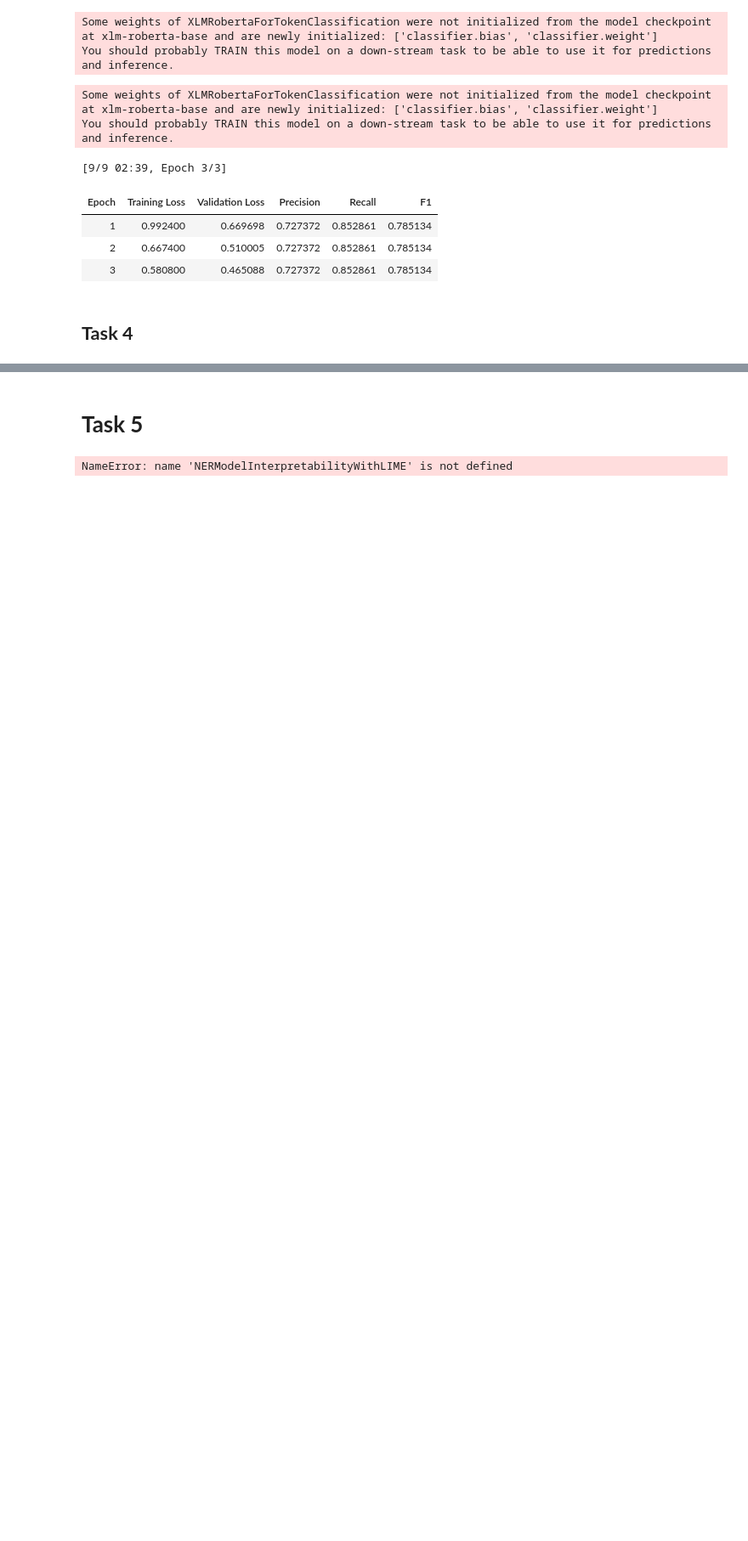
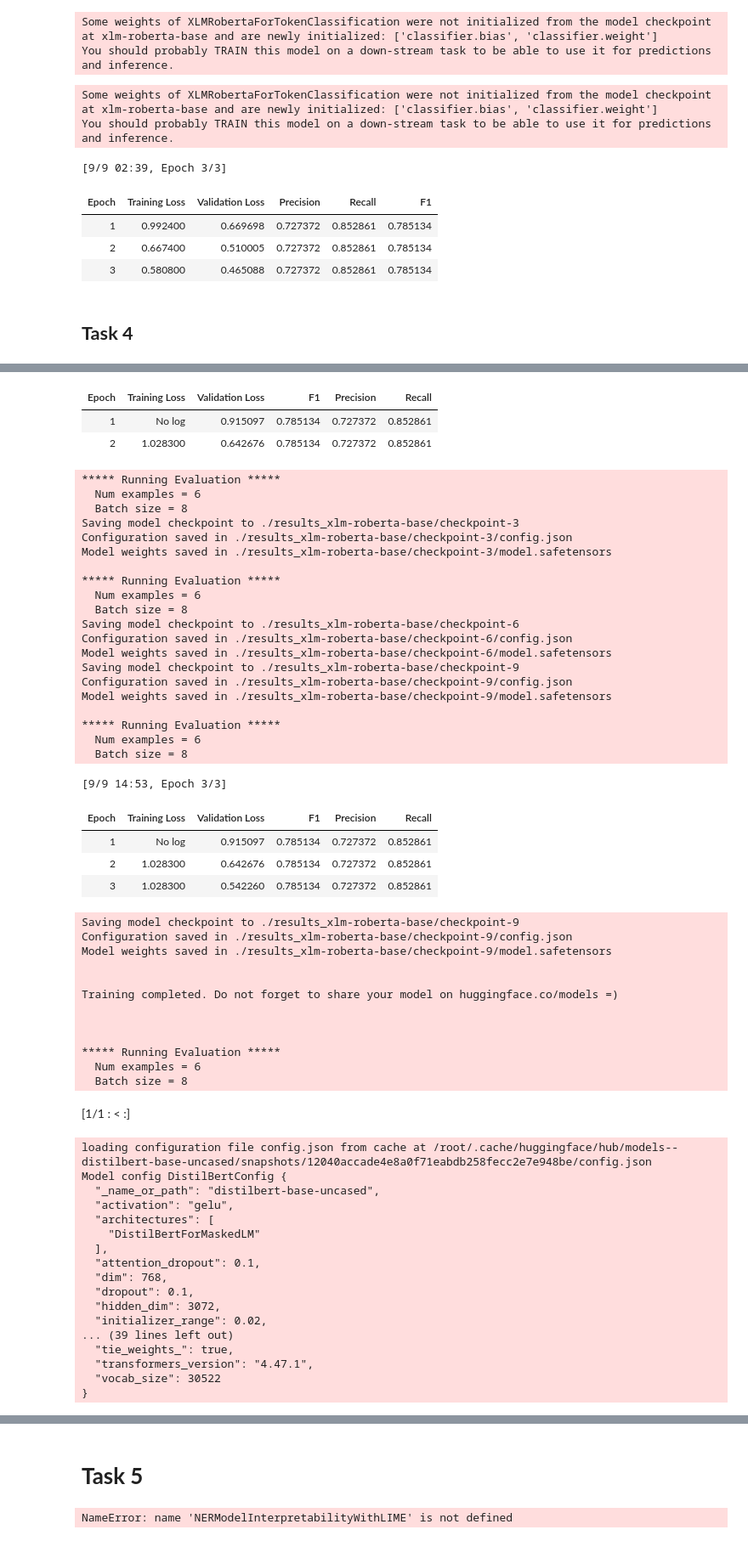
Before and after one commit to amsalugetasew/10_Academy_AI_Mastery_kifiya_Week_5, a Jupyter notebook: Notebooks/main.ipynb, the cells around one changed output, grey strips where cells are left out. Shown at 85% size. Saved outputs shown, nothing was run; the diff lists cells and outputs as text; code cells hidden in the pictures; blank space fills up the shorter version.

```diff
--- a/Notebooks/main.ipynb
+++ b/Notebooks/main.ipynb
@@ -367,0 +365,3 @@ comparison = NERModelComparison(model_names, tokenizer_names, "labeled_data.conl
+# %%
+comparison.compare_models()
+# %% [output]
@@ -367,0 +421,58 @@ comparison = NERModelComparison(model_names, tokenizer_names, "labeled_data.conl
+| Epoch | Training Loss | Validation Loss | F1 | Precision | Recall |
+| 1 | No log | 0.915097 | 0.785134 | 0.727372 | 0.852861 |
+| 2 | 1.028300 | 0.642676 | 0.785134 | 0.727372 | 0.852861 |
+***** Running Evaluation *****
+  Num examples = 6
+  Batch size = 8
+Saving model checkpoint to ./results_xlm-roberta-base/checkpoint-3
+Configuration saved in ./results_xlm-roberta-base/checkpoint-3/config.json
+Model weights saved in ./results_xlm-roberta-base/checkpoint-3/model.safetensors
+
+***** Running Evaluation *****
+  Num examples = 6
+  Batch size = 8
+Saving model checkpoint to ./results_xlm-roberta-base/checkpoint-6
+Configuration saved in ./results_xlm-roberta-base/checkpoint-6/config.json
+Model weights saved in ./results_xlm-roberta-base/checkpoint-6/model.safetensors
+Saving model checkpoint to ./results_xlm-roberta-base/checkpoint-9
+Configuration saved in ./results_xlm-roberta-base/checkpoint-9/config.json
+Model weights saved in ./results_xlm-roberta-base/checkpoint-9/model.safetensors
+
+***** Running Evaluation *****
+  Num examples = 6
+  Batch size = 8
+[9/9 14:53, Epoch 3/3]
+| Epoch | Training Loss | Validation Loss | F1 | Precision | Recall |
+| 1 | No log | 0.915097 | 0.785134 | 0.727372 | 0.852861 |
+| 2 | 1.028300 | 0.642676 | 0.785134 | 0.727372 | 0.852861 |
+| 3 | 1.028300 | 0.542260 | 0.785134 | 0.727372 | 0.852861 |
+Saving model checkpoint to ./results_xlm-roberta-base/checkpoint-9
+Configuration saved in ./results_xlm-roberta-base/checkpoint-9/config.json
+Model weights saved in ./results_xlm-roberta-base/checkpoint-9/model.safetensors
+
+
+Training completed. Do not forget to share your model on huggingface.co/models =)
+
+
+
+***** Running Evaluation *****
+  Num examples = 6
+  Batch size = 8
+[1/1 : < :]
+loading configuration file config.json from cache at /root/.cache/huggingface/hub/models--distilbert-base-uncased/snapshots/12040accade4e8a0f71eabdb258fecc2e7e948be/config.json
+Model config DistilBertConfig {
+  "_name_or_path": "distilbert-base-uncased",
+  "activation": "gelu",
+  "architectures": [
+    "DistilBertForMaskedLM"
+  ],
+  "attention_dropout": 0.1,
+  "dim": 768,
+  "dropout": 0.1,
+  "hidden_dim": 3072,
+  "initializer_range": 0.02,
+... (39 lines left out)
+  "tie_weights_": true,
+  "transformers_version": "4.47.1",
+  "vocab_size": 30522
+}
```
Also changed, not shown: parts of 8 cells of this notebook, 1 other file.
